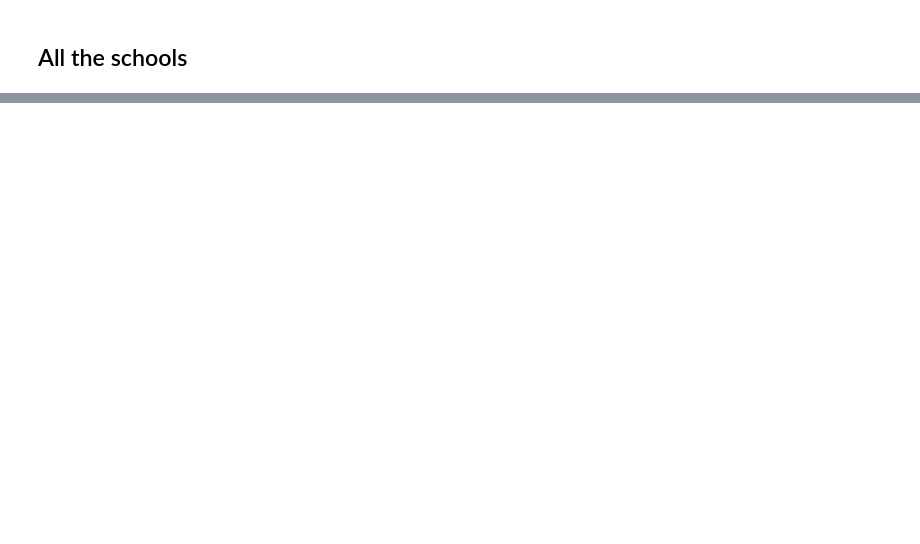
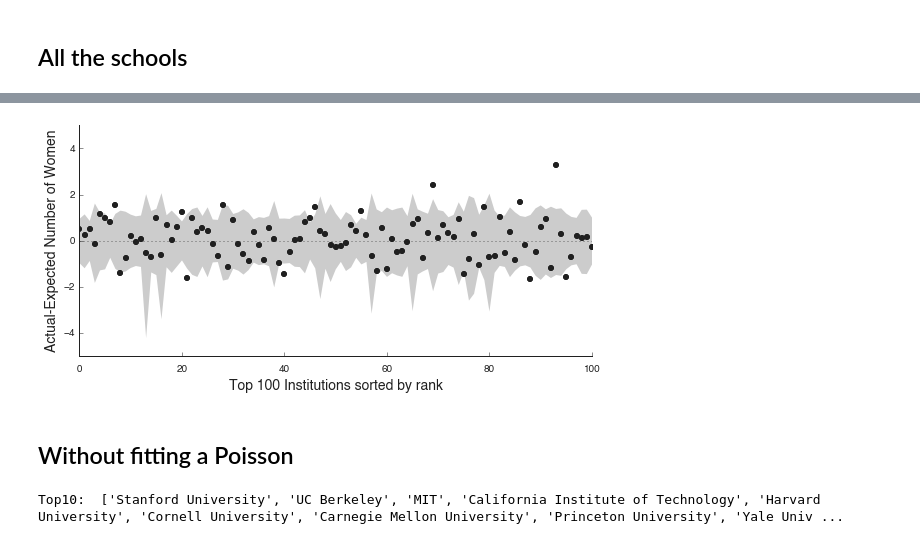
Before and after one commit to samfway/faculty_hiring, a Jupyter notebook: notebooks/Trajectories.ipynb, the cells around one changed output, grey strips where cells are left out. Drawn from its saved outputs; the diff is of its cells as text; code cells hidden in the pictures; blank space fills up the shorter version.

```diff
--- a/notebooks/Trajectories.ipynb
+++ b/notebooks/Trajectories.ipynb
@@ -181,0 +252,64 @@ KeyboardInterrupt:
+# %%
+rank_name_lambda_actual.sort()
+ranks = np.zeros(len(rank_name_lambda_actual), dtype=float)
+names = []
+lambdas = np.zeros_like(ranks)
+actuals = np.zeros_like(ranks)
+
+for i, (rank, name, est_lambda, actual) in enumerate(rank_name_lambda_actual):
+    ranks[i] = rank
+    names.append(name)
+    lambdas[i] = est_lambda
+    actuals[i] = actual
+# %%
+fig, ax = plt.subplots(figsize=(8,4))
+
+diffs = (actuals - lambdas) / np.sqrt(lambdas)
+x_vals = np.arange(len(diffs))
+
+#diffs_ma_cntr, diffs_ma = weighted_moving_average(x_vals, diffs, step_size=1, width=3)
+#ax.plot(diffs_ma_cntr, diffs_ma, color=ALMOST_BLACK)
+
+opportunities = np.array([np.sum(opportunities_per_year[s]) for s in names], dtype=float)
+#ci95 = 1.96 * np.sqrt(lambdas/opportunities)
+#lowers, uppers = sp.stats.poisson.interval(0.95, lambdas)
+lowers, uppers = np.array(sp.stats.chi2.interval(.95, 2. * lambdas)) / 2. - 1
+ci95 = uppers - lambdas
+
+ax.fill_between(x_vals, (lowers-lambdas)/lambdas, (uppers-lambdas)/lambdas, color=LIGHT_COLOR, edgecolor='None')
+ax.plot([0, 100], [0, 0], ':', color=DARK_COLOR)
+ax.plot(x_vals, diffs, 'o', color=ALMOST_BLACK, markeredgecolor='None')
+
+'''
+positive = np.where(diffs > ci95)[0]
+ax.plot(x_vals[positive], diffs[positive], 'o', color=FEMALE_COLOR, markeredgecolor='None')
+for p in positive:
+    print p, ranks[p], names[p], lambdas[p]
+negative = np.where(diffs < -ci95)[0]
+ax.plot(x_vals[negative], diffs[negative], 'o', color=FEMALE_COLOR, markeredgecolor='None')
+'''
+
+ylims = ax.get_ylim()
+ax.set_ylim(ylims[0], 1+ylims[1])
+x_pad = .1
+ax.set_xlim(0-x_pad, 100+x_pad)
+ax.set_ylabel('Actual-Expected Number of Women', fontsize=LABEL_SIZE)
+ax.set_xlabel('Top 100 Institutions sorted by rank', fontsize=LABEL_SIZE)
+hide_right_top_axis(ax)
+
+plt.savefig(os.path.join(figures_dir, 'Top100.pdf'))
+# %% [output]
+[figure, added]
+# %% [markdown]
+## Without fitting a Poisson
+# %%
+rank_name_m_l_u_actual = []
+rank_type = 'pi'
+
+skip = ['CUNY Graduate Center', 'All others', 'UNKNOWN']
+sorted_inst_list = [(inst[s][rank_type],s) for s in inst if s not in skip]
+sorted_inst_list.sort()
+sorted_inst_list = [s[1] for s in sorted_inst_list]
+print 'Top10: ', sorted_inst_list[:10]
+# %% [output]
+Top10:  ['Stanford University', 'UC Berkeley', 'MIT', 'California Institute of Technology', 'Harvard University', 'Cornell University', 'Carnegie Mellon University', 'Princeton University', 'Yale Univ ...
```
Also changed, not shown: parts of 18 cells of this notebook, 6 other files.
